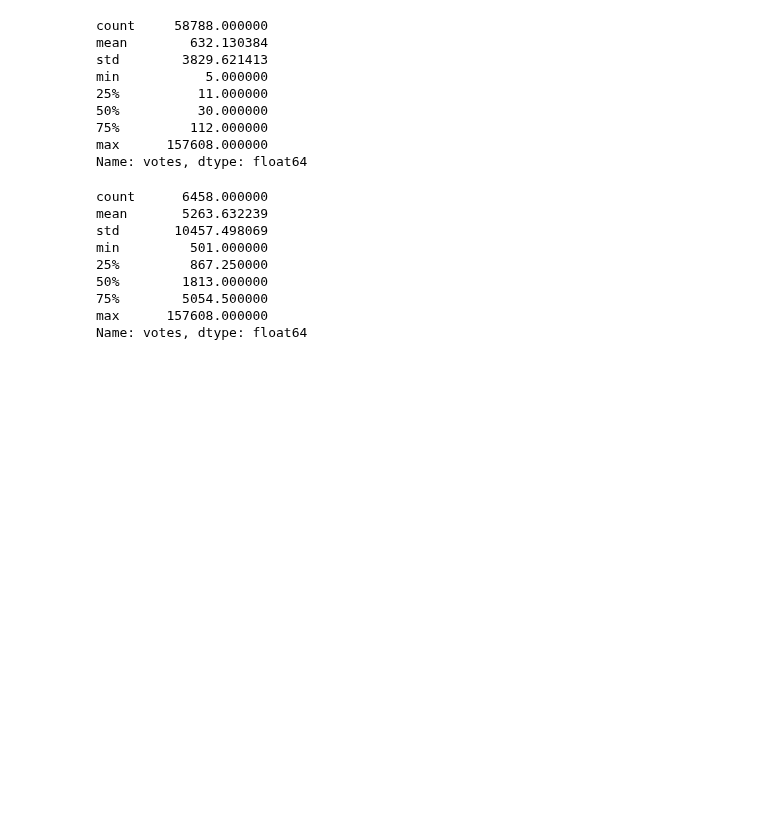
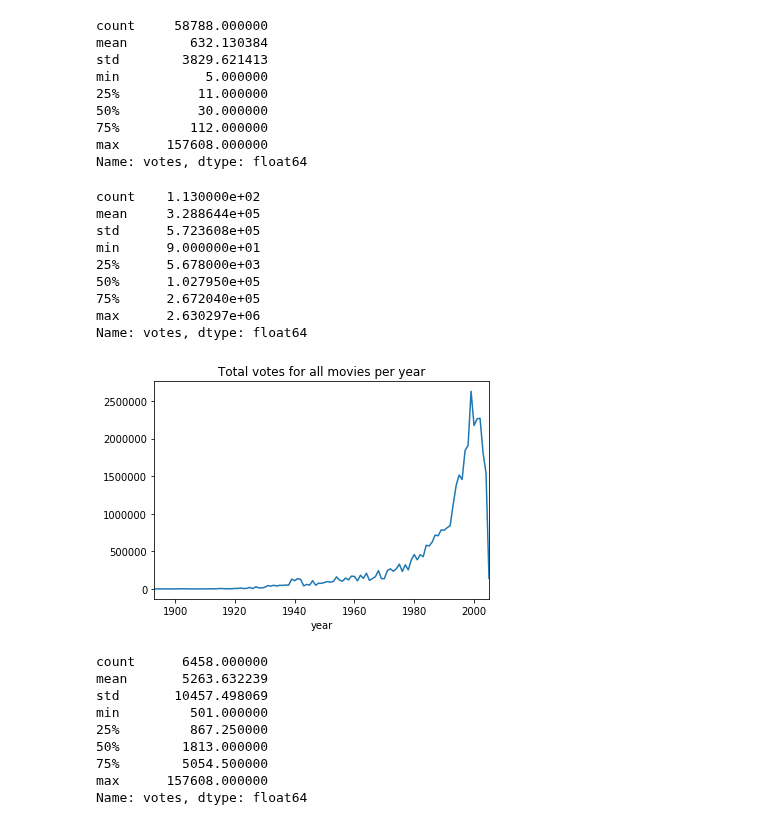
Before and after one commit to brookeslawski/datascience-homeworks-local, a Jupyter notebook: HW3/2018-HW3.ipynb, the cells around one changed output. Saved outputs shown, nothing was run; the diff lists cells and outputs as text; code cells hidden in the pictures; blank space fills up the shorter version.

```diff
--- a/HW3/2018-HW3.ipynb
+++ b/HW3/2018-HW3.ipynb
@@ -465,6 +486,21 @@ min           5.000000
 75%         112.000000
 max      157608.000000
 Name: votes, dtype: float64
+# %%
+annualvotes = pdmovies.groupby(pdmovies["year"])["votes"].sum()
+annualvotes.plot(title="Total votes for all movies per year")
+annualvotes.describe()
+# %% [output]
+count    1.130000e+02
+mean     3.288644e+05
+std      5.723608e+05
+min      9.000000e+01
+25%      5.678000e+03
+50%      1.027950e+05
+75%      2.672040e+05
+max      2.630297e+06
+Name: votes, dtype: float64
+[figure, added]
 # %%
 pd_majormovies["votes"].describe()
 # %% [output]
```
Also changed, not shown: parts of 13 cells of this notebook.
